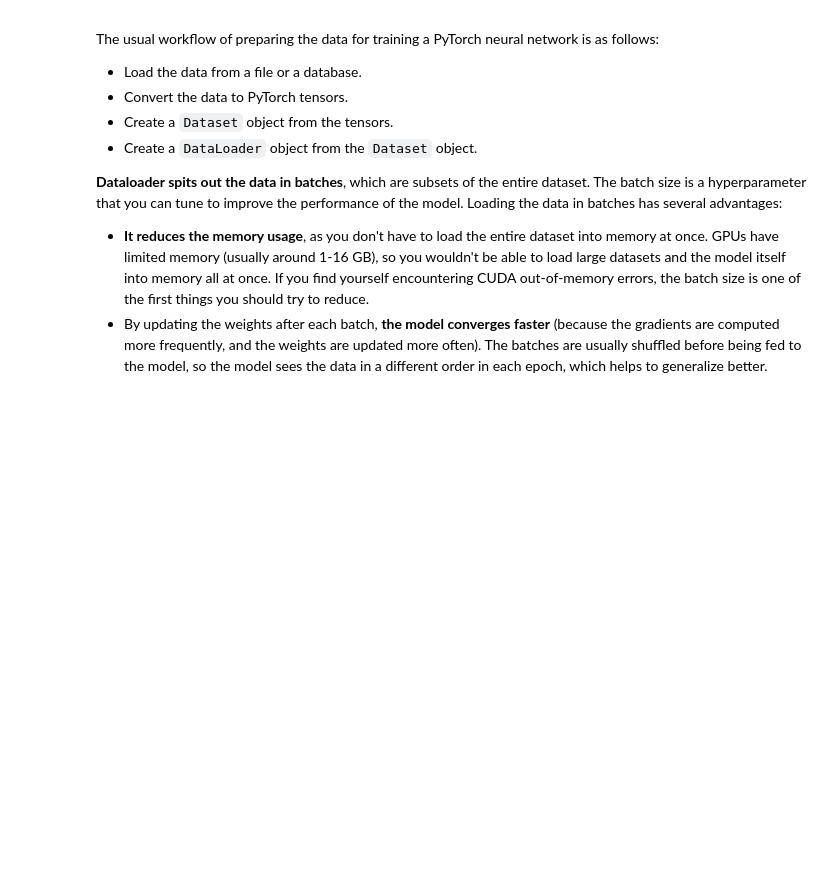
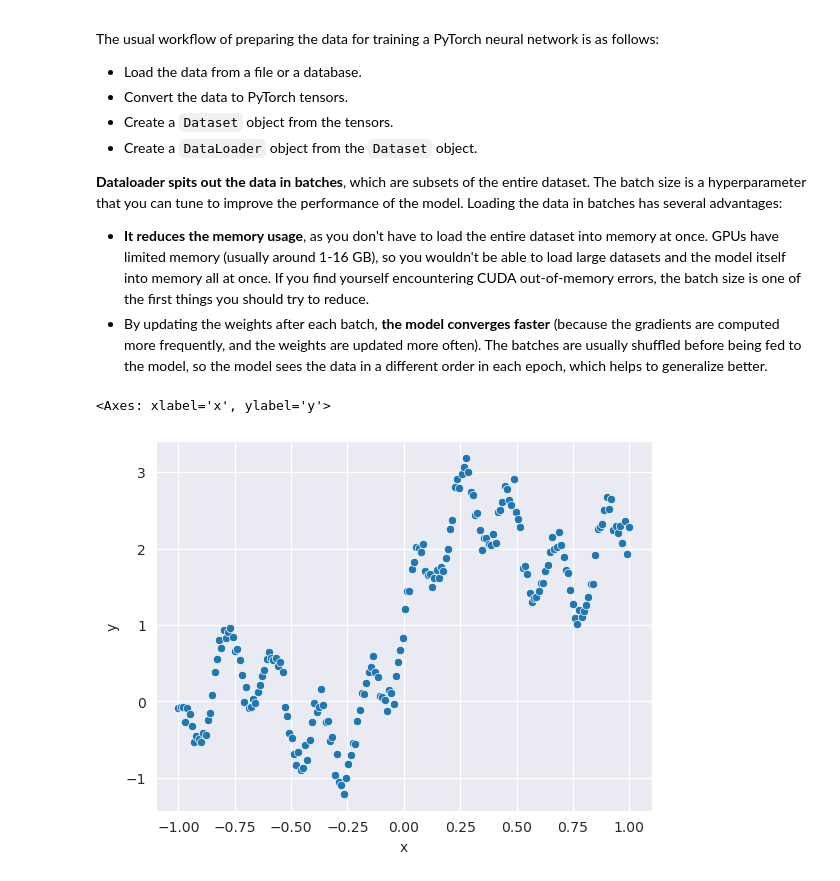
Before and after one commit to hubertrybka/pum-24, a Jupyter notebook: lab5.ipynb, the cells around one changed output. Saved outputs shown, nothing was run; the diff lists cells and outputs as text; code cells hidden in the pictures; blank space fills up the shorter version.

```diff
--- a/lab5.ipynb
+++ b/lab5.ipynb
@@ -277,6 +279,12 @@ import seaborn as sns
 from torch.utils.data import DataLoader
 
 df = pd.read_csv('data/synthetic-data.csv') # load the data
+# %%
+# take a look at the data - we will train the model to predict y from x
+sns.scatterplot(data=df, x='x', y='y')
+# %% [output]
+<Axes: xlabel='x', ylabel='y'>
+[figure, added]
 # %%
 X = torch.tensor(df['x'], dtype=torch.float32).reshape(-1, 1) # convert the features to a tensor
 y = torch.tensor(df['y'], dtype=torch.float32).reshape(-1, 1) # convert the target to a tensor
```
Also changed, not shown: parts of 2 cells of this notebook, 8 other files.
